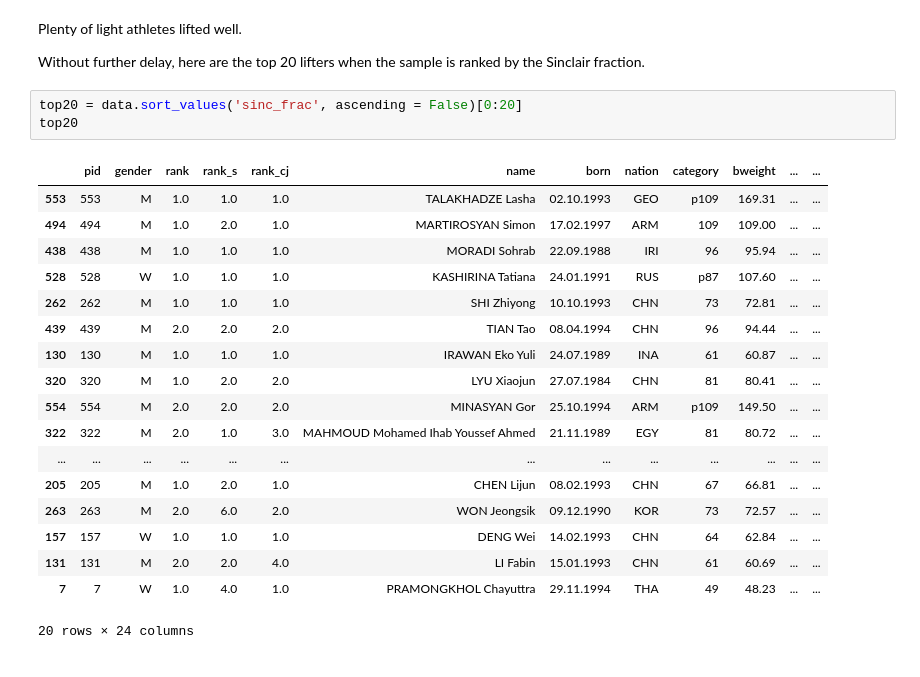
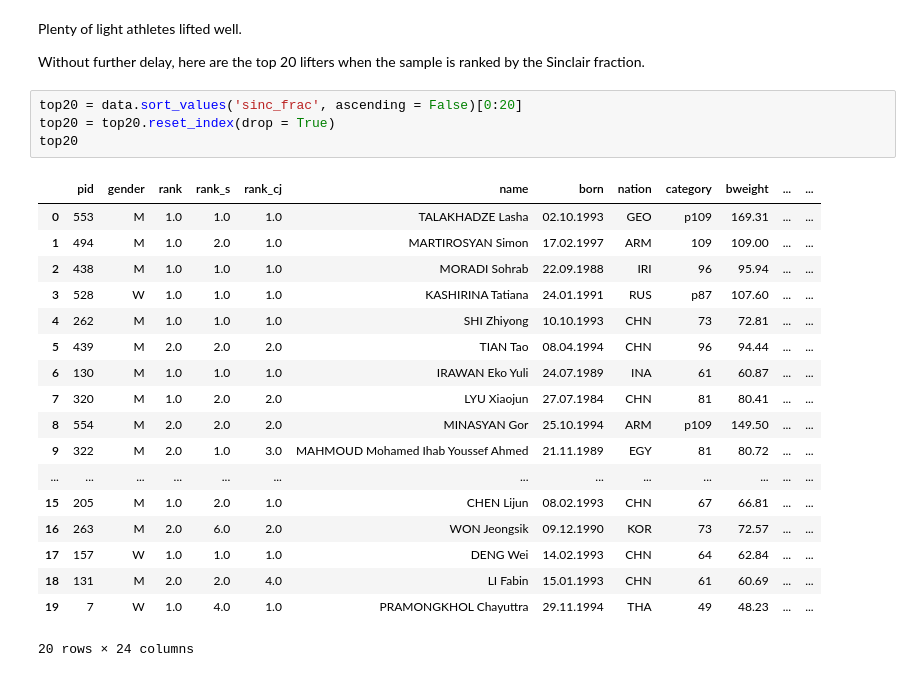
Before and after one commit to kdpenner/wl_ranking_metric, a Jupyter notebook: new_metric.ipynb, the cells around one changed output. Saved outputs shown, nothing was run; the diff lists cells and outputs as text.

```diff
--- a/new_metric.ipynb
+++ b/new_metric.ipynb
@@ -292,23 +301,24 @@ Plenty of light athletes lifted well.
 Without further delay, here are the top 20 lifters when the sample is ranked by the Sinclair fraction.
 # %%
 top20 = data.sort_values('sinc_frac', ascending = False)[0:20]
+top20 = top20.reset_index(drop = True)
 top20
 # %% [output]
 |  | pid | gender | rank | rank_s | rank_cj | name | born | nation | category | bweight | ... | ... |
-| 553 | 553 | M | 1.0 | 1.0 | 1.0 | TALAKHADZE Lasha | 02.10.1993 | GEO | p109 | 169.31 | ... | ... |
-| 494 | 494 | M | 1.0 | 2.0 | 1.0 | MARTIROSYAN Simon | 17.02.1997 | ARM | 109 | 109.00 | ... | ... |
-| 438 | 438 | M | 1.0 | 1.0 | 1.0 | MORADI Sohrab | 22.09.1988 | IRI | 96 | 95.94 | ... | ... |
-| 528 | 528 | W | 1.0 | 1.0 | 1.0 | KASHIRINA Tatiana | 24.01.1991 | RUS | p87 | 107.60 | ... | ... |
-| 262 | 262 | M | 1.0 | 1.0 | 1.0 | SHI Zhiyong | 10.10.1993 | CHN | 73 | 72.81 | ... | ... |
-| 439 | 439 | M | 2.0 | 2.0 | 2.0 | TIAN Tao | 08.04.1994 | CHN | 96 | 94.44 | ... | ... |
-| 130 | 130 | M | 1.0 | 1.0 | 1.0 | IRAWAN Eko Yuli | 24.07.1989 | INA | 61 | 60.87 | ... | ... |
-| 320 | 320 | M | 1.0 | 2.0 | 2.0 | LYU Xiaojun | 27.07.1984 | CHN | 81 | 80.41 | ... | ... |
-| 554 | 554 | M | 2.0 | 2.0 | 2.0 | MINASYAN Gor | 25.10.1994 | ARM | p109 | 149.50 | ... | ... |
-| 322 | 322 | M | 2.0 | 1.0 | 3.0 | MAHMOUD Mohamed Ihab Youssef Ahmed | 21.11.1989 | EGY | 81 | 80.72 | ... | ... |
+| 0 | 553 | M | 1.0 | 1.0 | 1.0 | TALAKHADZE Lasha | 02.10.1993 | GEO | p109 | 169.31 | ... | ... |
+| 1 | 494 | M | 1.0 | 2.0 | 1.0 | MARTIROSYAN Simon | 17.02.1997 | ARM | 109 | 109.00 | ... | ... |
+| 2 | 438 | M | 1.0 | 1.0 | 1.0 | MORADI Sohrab | 22.09.1988 | IRI | 96 | 95.94 | ... | ... |
+| 3 | 528 | W | 1.0 | 1.0 | 1.0 | KASHIRINA Tatiana | 24.01.1991 | RUS | p87 | 107.60 | ... | ... |
+| 4 | 262 | M | 1.0 | 1.0 | 1.0 | SHI Zhiyong | 10.10.1993 | CHN | 73 | 72.81 | ... | ... |
+| 5 | 439 | M | 2.0 | 2.0 | 2.0 | TIAN Tao | 08.04.1994 | CHN | 96 | 94.44 | ... | ... |
+| 6 | 130 | M | 1.0 | 1.0 | 1.0 | IRAWAN Eko Yuli | 24.07.1989 | INA | 61 | 60.87 | ... | ... |
+| 7 | 320 | M | 1.0 | 2.0 | 2.0 | LYU Xiaojun | 27.07.1984 | CHN | 81 | 80.41 | ... | ... |
+| 8 | 554 | M | 2.0 | 2.0 | 2.0 | MINASYAN Gor | 25.10.1994 | ARM | p109 | 149.50 | ... | ... |
+| 9 | 322 | M | 2.0 | 1.0 | 3.0 | MAHMOUD Mohamed Ihab Youssef Ahmed | 21.11.1989 | EGY | 81 | 80.72 | ... | ... |
 | ... | ... | ... | ... | ... | ... | ... | ... | ... | ... | ... | ... | ... |
-| 205 | 205 | M | 1.0 | 2.0 | 1.0 | CHEN Lijun | 08.02.1993 | CHN | 67 | 66.81 | ... | ... |
-| 263 | 263 | M | 2.0 | 6.0 | 2.0 | WON Jeongsik | 09.12.1990 | KOR | 73 | 72.57 | ... | ... |
-| 157 | 157 | W | 1.0 | 1.0 | 1.0 | DENG Wei | 14.02.1993 | CHN | 64 | 62.84 | ... | ... |
-| 131 | 131 | M | 2.0 | 2.0 | 4.0 | LI Fabin | 15.01.1993 | CHN | 61 | 60.69 | ... | ... |
-| 7 | 7 | W | 1.0 | 4.0 | 1.0 | PRAMONGKHOL Chayuttra | 29.11.1994 | THA | 49 | 48.23 | ... | ... |
+| 15 | 205 | M | 1.0 | 2.0 | 1.0 | CHEN Lijun | 08.02.1993 | CHN | 67 | 66.81 | ... | ... |
+| 16 | 263 | M | 2.0 | 6.0 | 2.0 | WON Jeongsik | 09.12.1990 | KOR | 73 | 72.57 | ... | ... |
+| 17 | 157 | W | 1.0 | 1.0 | 1.0 | DENG Wei | 14.02.1993 | CHN | 64 | 62.84 | ... | ... |
+| 18 | 131 | M | 2.0 | 2.0 | 4.0 | LI Fabin | 15.01.1993 | CHN | 61 | 60.69 | ... | ... |
+| 19 | 7 | W | 1.0 | 4.0 | 1.0 | PRAMONGKHOL Chayuttra | 29.11.1994 | THA | 49 | 48.23 | ... | ... |
 20 rows × 24 columns
```
Also changed, not shown: parts of 2 cells of this notebook, 1 other file.
